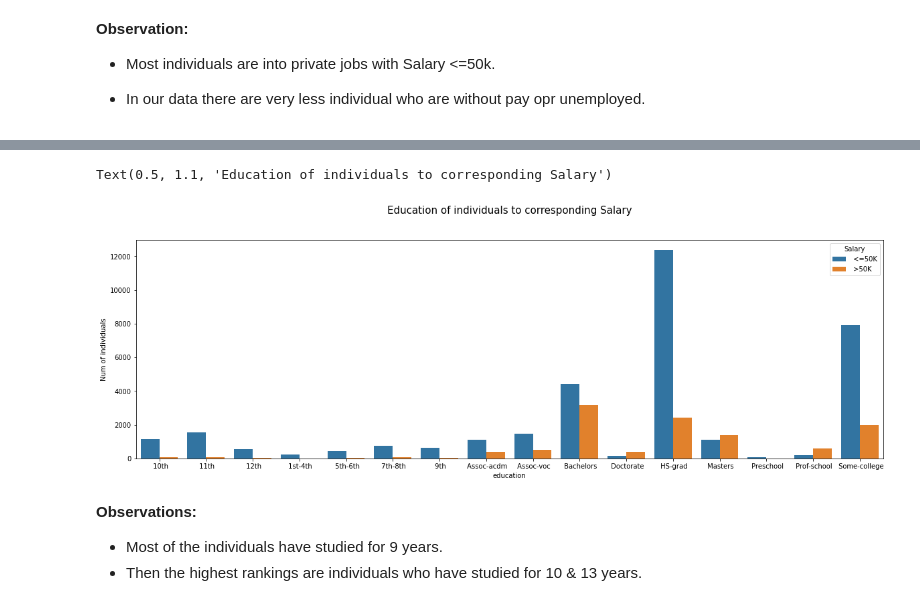
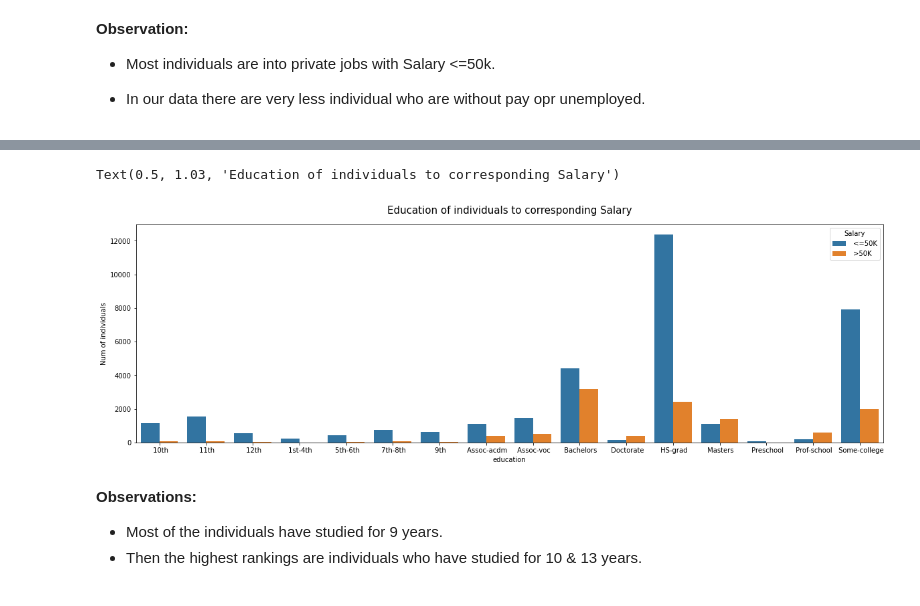
Before and after one commit to manasik29/Support_Vector_Machines, a Jupyter notebook: SVM_Salary_data.ipynb, the cells around one changed output, grey strips where cells are left out. Saved outputs shown, nothing was run; the diff lists cells and outputs as text; code cells hidden in the pictures.

```diff
--- a/SVM_Salary_data.ipynb
+++ b/SVM_Salary_data.ipynb
@@ -237,10 +206,10 @@ edu_df
 # %%
 plt.rcParams['figure.figsize']=(20,6)
 sns.barplot(x = 'education', y='Num of individuals', hue = 'Salary', data=edu_df)
-plt.title("Education of individuals to corresponding Salary", y = 1.1, fontsize=15)
+plt.title("Education of individuals to corresponding Salary", y = 1.03, fontsize=15)
 # %% [output]
-Text(0.5, 1.1, 'Education of individuals to corresponding Salary')
+Text(0.5, 1.03, 'Education of individuals to corresponding Salary')
-[figure, old version]
+[figure, new version]
 # %% [markdown]
 **Observations:**
 
```
Also changed, not shown: parts of 69 cells of this notebook.
